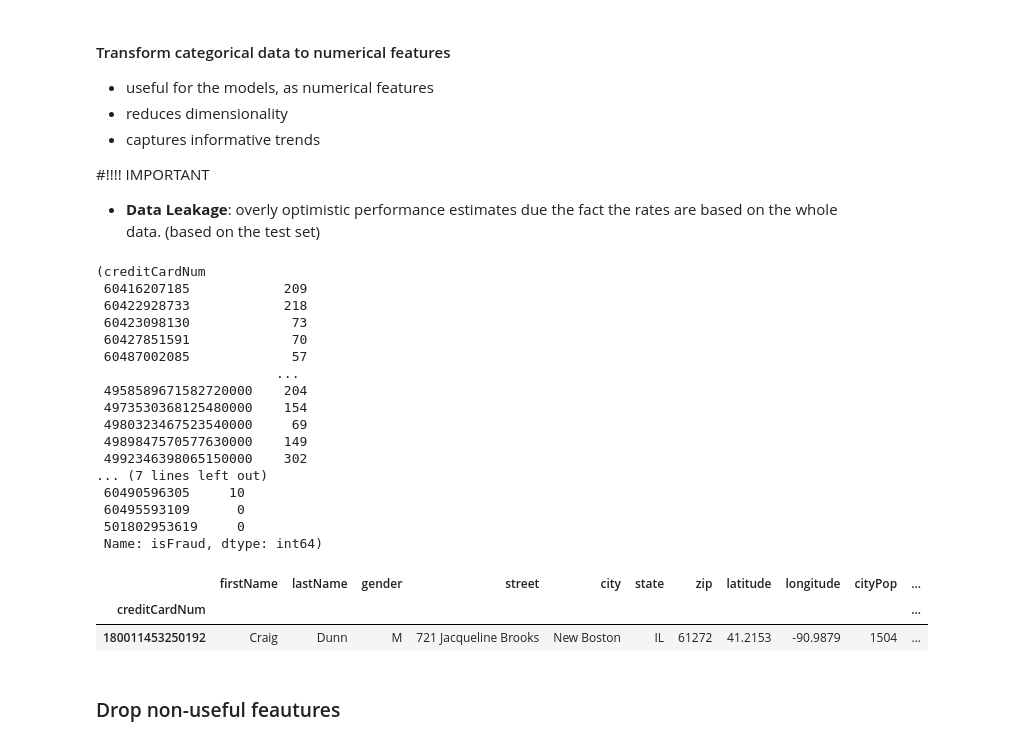
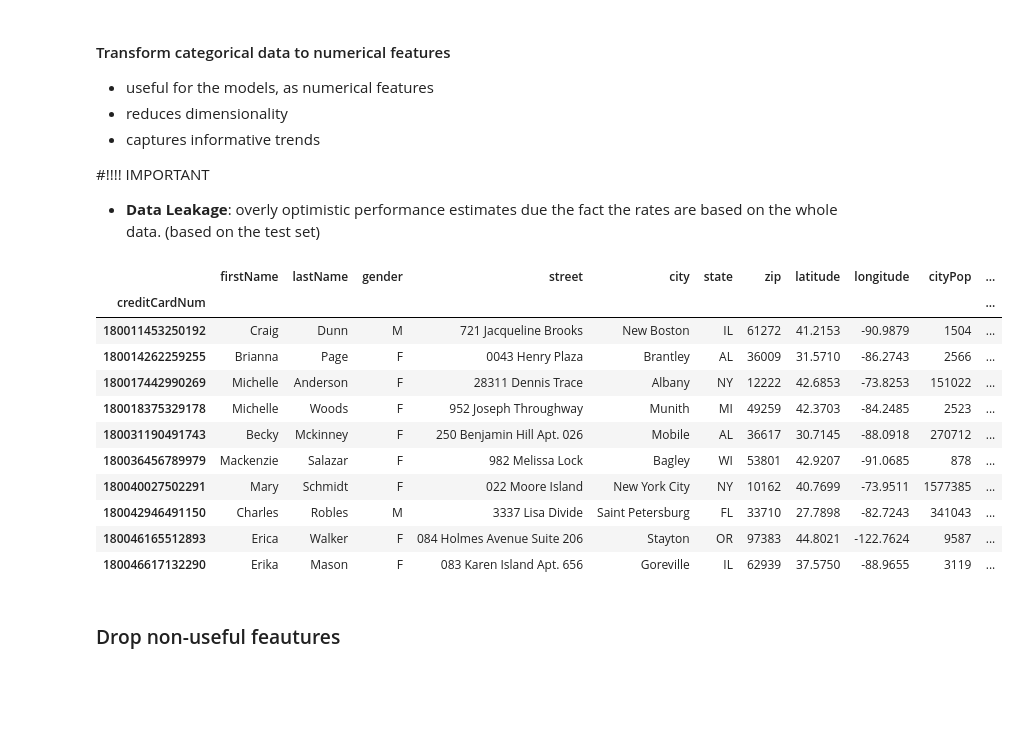
Before and after one commit to mlghammit/DataQuest-2024, a Jupyter notebook: data.ipynb, the cells around one changed output. Drawn from its saved outputs; the diff is of its cells as text; code cells hidden in the pictures; blank space fills up the shorter version.

```diff
--- a/data.ipynb
+++ b/data.ipynb
@@ -162,38 +162,25 @@ result_dict = fraud_rate.to_dict()
 
 df["job_fraudrate"] = df["job"].map(result_dict)
 df.drop(columns=["job"], inplace=True)
-# %%
-cards = df.groupby("creditCardNum")
-allTxns = cards.size()
-frdTxns = cards["isFraud"].sum()
-# %% [output]
-(creditCardNum
- 60416207185            209
- 60422928733            218
- 60423098130             73
- 60427851591             70
- 60487002085             57
-                       ...
- 4958589671582720000    204
- 4973530368125480000    154
- 4980323467523540000     69
- 4989847570577630000    149
- 4992346398065150000    302
-... (7 lines left out)
- 60490596305     10
- 60495593109      0
- 501802953619     0
- Name: isFraud, dtype: int64)
 # %%
 cardholders = pd.read_csv("workspace-michael/cardholders.csv")
 cardholders.set_index("creditCardNum", inplace=True)
 df["creditCardNum"] = df["creditCardNum"].astype(int)
 
-cardholders.head(1)
+cardholders.head(10)
 # %% [output]
 |  | firstName | lastName | gender | street | city | state | zip | latitude | longitude | cityPop | ... |
 | creditCardNum |  |  |  |  |  |  |  |  |  |  | ... |
 | 180011453250192 | Craig | Dunn | M | 721 Jacqueline Brooks | New Boston | IL | 61272 | 41.2153 | -90.9879 | 1504 | ... |
+| 180014262259255 | Brianna | Page | F | 0043 Henry Plaza | Brantley | AL | 36009 | 31.5710 | -86.2743 | 2566 | ... |
+| 180017442990269 | Michelle | Anderson | F | 28311 Dennis Trace | Albany | NY | 12222 | 42.6853 | -73.8253 | 151022 | ... |
+| 180018375329178 | Michelle | Woods | F | 952 Joseph Throughway | Munith | MI | 49259 | 42.3703 | -84.2485 | 2523 | ... |
+| 180031190491743 | Becky | Mckinney | F | 250 Benjamin Hill Apt. 026 | Mobile | AL | 36617 | 30.7145 | -88.0918 | 270712 | ... |
+| 180036456789979 | Mackenzie | Salazar | F | 982 Melissa Lock | Bagley | WI | 53801 | 42.9207 | -91.0685 | 878 | ... |
+| 180040027502291 | Mary | Schmidt | F | 022 Moore Island | New York City | NY | 10162 | 40.7699 | -73.9511 | 1577385 | ... |
+| 180042946491150 | Charles | Robles | M | 3337 Lisa Divide | Saint Petersburg | FL | 33710 | 27.7898 | -82.7243 | 341043 | ... |
+| 180046165512893 | Erica | Walker | F | 084 Holmes Avenue Suite 206 | Stayton | OR | 97383 | 44.8021 | -122.7624 | 9587 | ... |
+| 180046617132290 | Erika | Mason | F | 083 Karen Island Apt. 656 | Goreville | IL | 62939 | 37.5750 | -88.9655 | 3119 | ... |
 # %%
 cardholders = cardholders[["historyOfFraud"]]
 
```
Also changed, not shown: 2 other files.
